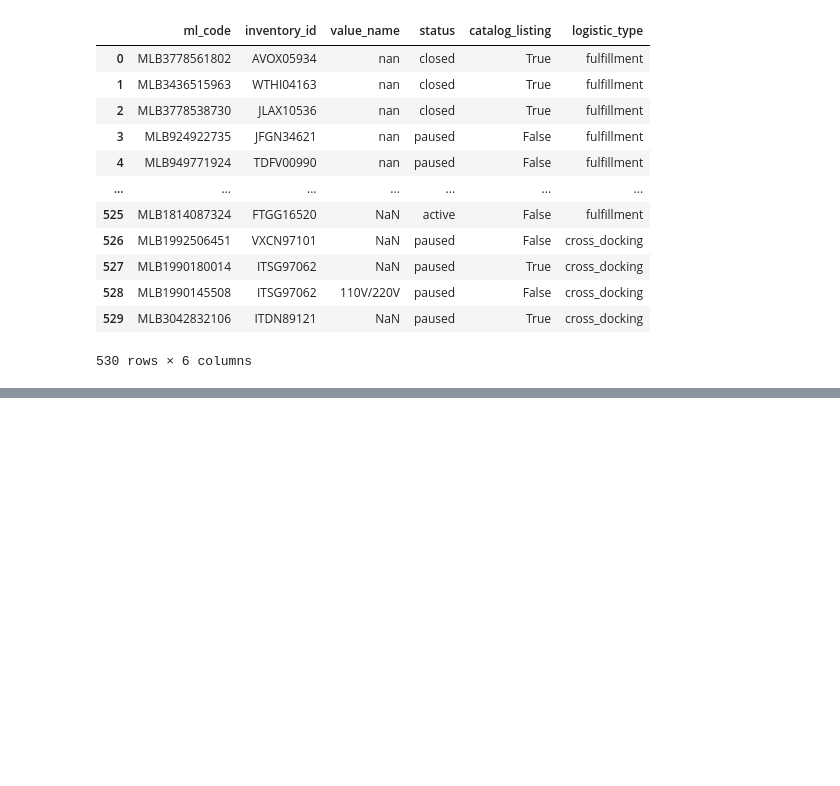
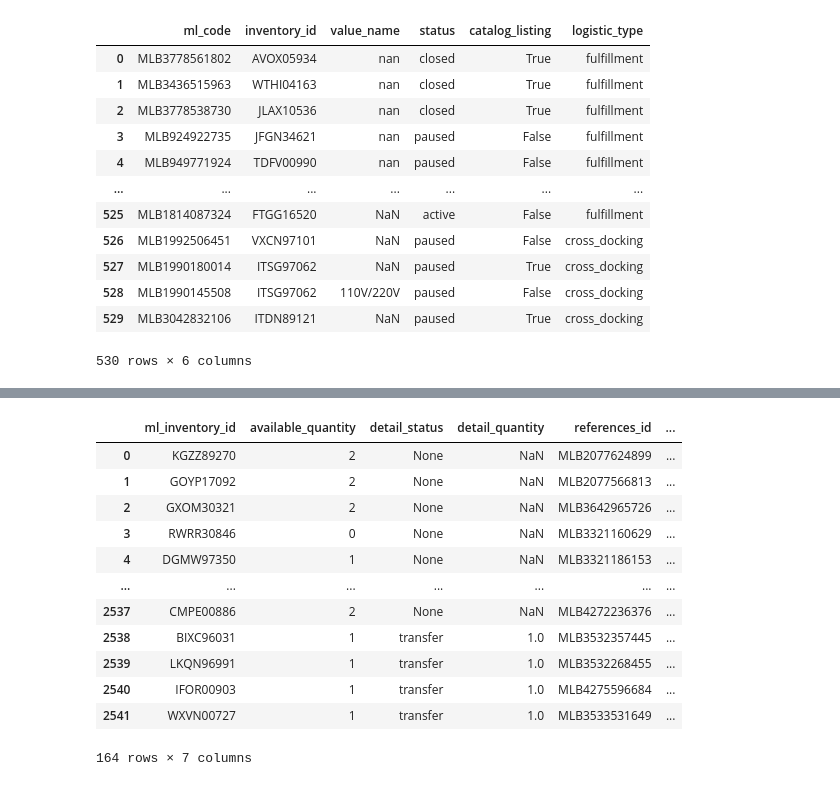
Before and after one commit to lpcoutinho/mcenter_streamlit, a Jupyter notebook: Notebooks/rotinas/get_items.ipynb, the cells around one changed output, grey strips where cells are left out. Saved outputs shown, nothing was run; the diff lists cells and outputs as text; code cells hidden in the pictures; blank space fills up the shorter version.

```diff
--- a/Notebooks/rotinas/get_items.ipynb
+++ b/Notebooks/rotinas/get_items.ipynb
@@ -1200,0 +1252,16 @@ json_list
+# %%
+df_12
+# %% [output]
+|  | ml_inventory_id | available_quantity | detail_status | detail_quantity | references_id | ... |
+| 0 | KGZZ89270 | 2 | None | NaN | MLB2077624899 | ... |
+| 1 | GOYP17092 | 2 | None | NaN | MLB2077566813 | ... |
+| 2 | GXOM30321 | 2 | None | NaN | MLB3642965726 | ... |
+| 3 | RWRR30846 | 0 | None | NaN | MLB3321160629 | ... |
+| 4 | DGMW97350 | 1 | None | NaN | MLB3321186153 | ... |
+| ... | ... | ... | ... | ... | ... | ... |
+| 2537 | CMPE00886 | 2 | None | NaN | MLB4272236376 | ... |
+| 2538 | BIXC96031 | 1 | transfer | 1.0 | MLB3532357445 | ... |
+| 2539 | LKQN96991 | 1 | transfer | 1.0 | MLB3532268455 | ... |
+| 2540 | IFOR00903 | 1 | transfer | 1.0 | MLB4275596684 | ... |
+| 2541 | WXVN00727 | 1 | transfer | 1.0 | MLB3533531649 | ... |
+164 rows × 7 columns
```
Also changed, not shown: parts of 44 cells of this notebook, 8 other files.
